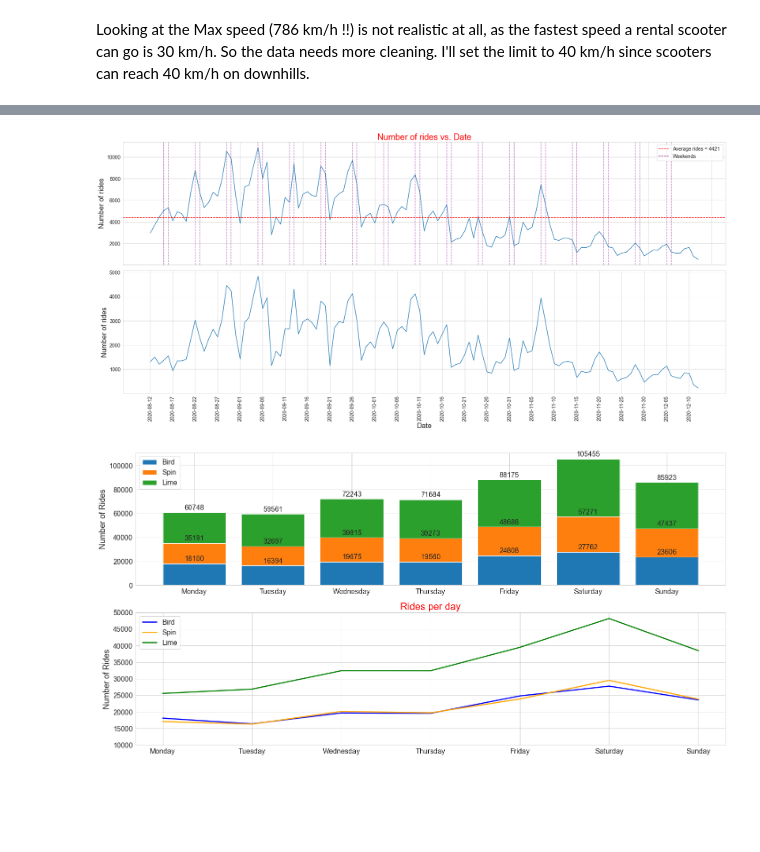
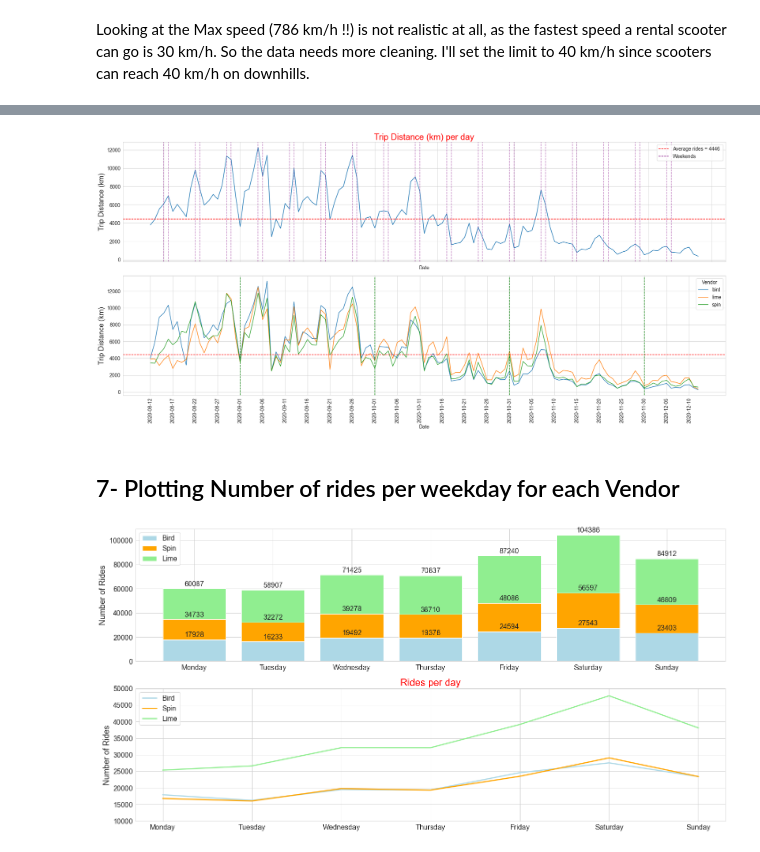
Before and after one commit to omar-alkc/E-scooter-2020, a Jupyter notebook: E-scooter notebook.ipynb, the cells around one changed output, grey strips where cells are left out. Saved outputs shown, nothing was run; the diff lists cells and outputs as text; code cells hidden in the pictures; blank space fills up the shorter version.

```diff
--- a/E-scooter notebook.ipynb
+++ b/E-scooter notebook.ipynb
@@ -131,7 +143,7 @@ It should be cleaned further..So i'll remove trips with less than 90 sec duratio
 # %%
-df = df.drop(df[(df['Trip Duration'] < 90) | (df['Trip Distance'] < 100)].index).reset_index()
+df = df.drop(df[(df['Trip Duration'] < 90) | (df['Trip Distance'] < 100) | (df['Trip Duration (min)'] > 120)].index).reset_index()
 # df= df[df['Trip Duration (min)'] <120].reset_index()
-# df= df.drop((df[df['Trip Duration (min)'] >120])).reset_index()
+# df= df.drop(df[df['Trip Duration (min)'] >120]).reset_index()
 # del df['index'] , df['level_0']
 df[['Trip Duration (min)','Trip Distance (km)','Avg. Speed (km/h)']].describe()
 # %% [output]
@@ -219,81 +257,84 @@ import matplotlib.lines as mlines
 
 # initiating a df grouped by start date.
 start_date =df['Start Time'].dt.date
-df_by_date = df.groupby(start_date)['Trip ID'].count().reset_index()
+df_by_date = df.groupby([start_date,'Vendor'])['Trip Distance (km)'].agg(['count','sum']).reset_index()
+df_by_date.rename(columns={'Start Time':'Date'},inplace=True)
 
 #Calculating avarage trip number
-avg_ride_num = int(df_by_date['Trip ID'].mean())
-
+avg_ride_num = int(df_by_date['count'].mean())
+avg_ride_distance = int(df_by_date['sum'].mean())
 # Ploting Number of rides vs. Date
 plt.rcParams.update({'font.size': 14})
 plt.rcParams["figure.figsize"] = (25,12)
 
-# first plot:
+# plotting:
 fig , ax= plt.subplots(2,1)
-ax[0].plot(df_by_date['Start Time'],df_by_date['Trip ID'])
+sns.lineplot(data=df_by_date,x='Date',y='sum',ax=ax[0],ci=False)
+sns.lineplot(data=df_by_date,x='Date',y='sum',hue='Vendor',ax=ax[1])
+# ax[0].plot(df_by_date['Date'],df_by_date['count'])
 ax[0].set_xticklabels([])
-ax[0].set_ylabel("Number of rides",size=20)
+ax[0].set_ylabel("Trip Distance (km)",size=20)
 
+#Average Lines
+avg_line = ax[0].axhline(df_by_date['sum'].mean(),color='red',ls='--',label=f"Average rides = {avg_ride_distance} ")
+avg_line1 = ax[1].axhline(df_by_date['sum'].mean(),color='red',ls='--',label=f"Average rides = {avg_ride_distance} ")
 
 #Drawing weekend lines
-avg_line = ax[0].axhline(df_by_date['Trip ID'].mean(),color='red',ls='--',label=f"Average rides = {avg_ride_num} ")
 for i in np.arange(dt.date(2020,8,15),dt.date(2020,12,10),dt.timedelta(days=7)):
     ax[0].axvline(x=i,c='purple',ls='--',alpha=0.5)
 
 for i in np.arange(dt.date(2020,8,16),dt.date(2020,12,10),dt.timedelta(days=7)):
     ax[0].axvline(x=i,c='purple',ls='--',alpha=0.5)
+for i in np.arange(dt.date(2020,9,1), dt.date(2020,12,10), dt.timedelta(days=30)):
+    ax[1].axvline(x=i,c='green',ls='--',alpha=0.9)
 
-#Second plot
-df_by_date2 = df.groupby([start_date,"Vendor"])['Trip ID'].count().reset_index()
-bird_by_date = df_by_date2[df_by_date2['Vendor']=='bird']
-lime_by_date = df_by_date2[df_by_date2['Vendor']=='lime']
-spin_by_date = df_by_date2[df_by_date2['Vendor']=='spin']
-
-ax[1].plot(lime_by_date['Start Time'],lime_by_date['Trip ID'])
-ax[1].set_xticks(np.arange(min(df_by_date['Start Time']),max(df_by_date['Start Time']),5))
-ax[1].set_ylabel("Number of rides",size=20)
+# Tick & legend customization
+ax[1].set_xticks(np.arange(min(df_by_date['Date']),max(df_by_date['Date']),5))
+ax[1].set_ylabel("Trip Distance (km)",size=20)
 weekends_legend = mlines.Line2D([], [], color='purple', ls='--',markersize=15, label='Weekends')
 ax[0].legend(handles=[avg_line,weekends_legend])
-ax[0].set_title("Number of rides vs. Date",color= 'red',size= 24)
+ax[0].set_title("Trip Distance (km) per day",color= 'red',size= 24)
 plt.xticks(rotation=90)
-plt.xlabel("Date",size=20)
 fig.tight_layout()
 plt.show()
 # %% [output]
-[figure, old version]
+[figure, new version]
+# %% [markdown]
+## 7- Plotting Number of rides per weekday for each Vendor
 # %%
 plt.rcParams.update({'font.size': 16})
 fig,ax=plt.subplots(2,1)
 fig.set_size_inches(20,10)
 
 bird_week = df_by_day[df_by_day['Vendor']=='bird'].set_index('Day').reindex(days).reset_index()
 lime_week = df_by_day[df_by_day['Vendor']=='lime'].set_index('Day').reindex(days).reset_index()
 spin_week = df_by_day[df_by_day['Vendor']=='spin'].set_index('Day').reindex(days).reset_index()
 
 #First Plot
-bird_bar = ax[0].bar(bird_week['Day'],bird_week['Trip ID'],label='Bird')
-spin_bar = ax[0].bar(spin_week['Day'],spin_week['Trip ID'],label='Spin',bottom=bird_week['Trip ID'])
-lime_bar = ax[0].bar(lime_week['Day'],lime_week['Trip ID'],label='Lime',bottom=np.array(spin_week['Trip ID'])+np.array(bird_week['Trip ID']))
+bird_bar = ax[0].bar(bird_week['Day'],bird_week['Trip ID'],label='Bird',color='lightblue')
+spin_bar = ax[0].bar(spin_week['Day'],spin_week['Trip ID'],label='Spin',bottom=bird_week['Trip ID'],color='orange')
+lime_bar = ax[0].bar(lime_week['Day'],lime_week['Trip ID'],label='Lime',bottom=np.array(spin_week['Trip ID'])+np.array(bird_week['Trip ID']),color='lightgreen')
 ax[0].set_ylabel("Number of Rides",size=18)
 
 #Second Plot
-ax[1].plot(bird_week['Day'],bird_week['Trip ID'],c='blue',label='Bird',lw=2.5)
+ax[1].plot(bird_week['Day'],bird_week['Trip ID'],c='lightblue',label='Bird',lw=2.5)
 ax[1].plot(spin_week['Day'],spin_week['Trip ID'],c='orange',label='Spin',lw=2.5)
-ax[1].plot(lime_week['Day'],lime_week['Trip ID'],c='green',label='Lime',lw=2.5)
+ax[1].plot(lime_week['Day'],lime_week['Trip ID'],c='lightgreen',label='Lime',lw=2.5)
 ax[1].set_ylabel("Number of Rides",size=18)
 
 
 ax[0].bar_label(bird_bar, padding=3)
 ax[0].bar_label(spin_bar, padding=3)
 ax[0].bar_label(lime_bar, padding=3)
 ax[0].legend()
 ax[1].legend()
 plt.ylim(10000,50000)
 plt.title("Rides per day",c='r',size=22)
+
 fig.tight_layout()
 plt.show()
 # %% [output]
-[figure, old version]
+[figure, new version]
 # %%
 df['Hour'] = df['Start Time'].dt.hour
 df_by_hour = df.groupby('Hour')['Trip ID'].count().reset_index()
```
Also changed, not shown: parts of 25 cells of this notebook.
